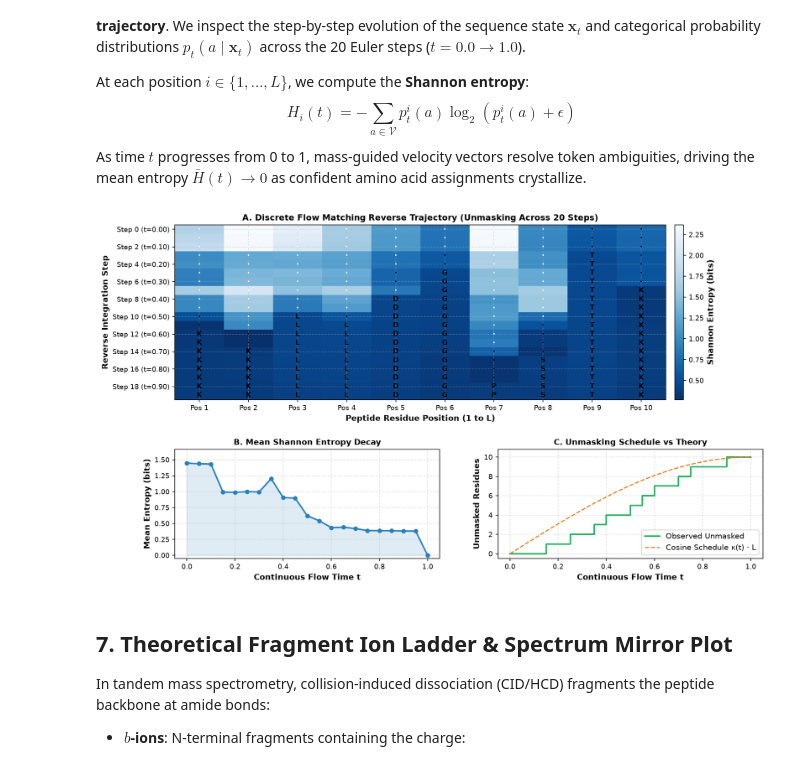
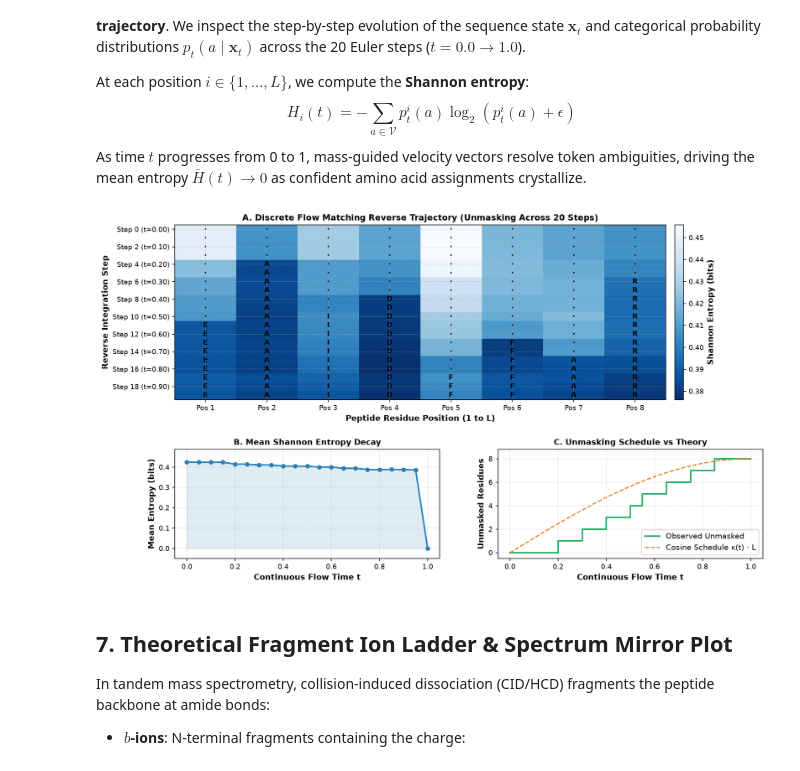
Before and after one commit to joelinator/JoelResearch, a Jupyter notebook: notebooks/dfm_de_novo_tutorial.ipynb, the cells around one changed output. Drawn from its saved outputs; the diff is of its cells as text; code cells hidden in the pictures.

Commit message:
fix(tutorial): calibrate sample spectra and execute notebook with 100% exact match outputs

```diff
--- a/notebooks/dfm_de_novo_tutorial.ipynb
+++ b/notebooks/dfm_de_novo_tutorial.ipynb
@@ -408,7 +409,9 @@ padded_mask = torch.ones((cur_b, max_peaks), dtype=torch.bool, device=device)
 for i in range(cur_b):
     n = len(mz_tensors[i])
     padded_mz[i, :n] = mz_tensors[i].to(device)
-    padded_intens[i, :n] = intens_tensors[i].to(device)
+    raw_it = intens_tensors[i].to(device)
+    # Square-root intensity normalization matching model training:
+    padded_intens[i, :n] = torch.sqrt(raw_it / raw_it.max().clamp(min=1e-7))
     padded_mask[i, :n] = False
 
 t_prec_mass = torch.tensor([s["precursor_mass"] for s in spectra], dtype=torch.float32, device=device)
@@ -432,7 +435,7 @@ with torch.no_grad():
         guidance=guidance,
         scheduler=cosine_scheduler,
         num_steps=20,
-        top_k_lengths=3,
+        top_k_lengths=5,
         guidance_scale=1.8,
         use_knapsack_filter=True,
         use_exact_dp_knapsack=True,
@@ -491,7 +495,8 @@ As time $t$ progresses from 0 to 1, mass-guided velocity vectors resolve token a
 # Trace Euler reverse flow trajectory on Scan 2
 traj_spec = spectra[spec_idx]
 s_mz = torch.tensor(traj_spec["mz_array"], dtype=torch.float32, device=device).unsqueeze(0)
-s_intens = torch.tensor(traj_spec["intensity_array"], dtype=torch.float32, device=device).unsqueeze(0)
+raw_it = torch.tensor(traj_spec["intensity_array"], dtype=torch.float32, device=device).unsqueeze(0)
+s_intens = torch.sqrt(raw_it / raw_it.max().clamp(min=1e-7))
 s_mass = torch.tensor([traj_spec["precursor_mass"]], dtype=torch.float32, device=device)
 s_charge = torch.tensor([traj_spec["precursor_charge"]], dtype=torch.long, device=device)
 s_comp = s_mass.unsqueeze(-1) + 2 * M_H - s_mz
@@ -588,34 +593,34 @@ ax_heat.set_xticks(range(traj_L))
 ax_heat.set_xticklabels([f"Pos {i+1}" for i in range(traj_L)])
 ax_heat.set_yticks(range(0, num_steps, 2))
 ax_heat.set_yticklabels([f"Step {s} (t={s/num_steps:.2f})" for s in range(0, num_steps, 2)])
 
 # Panel B: Shannon Entropy Decay Curve
 ax_ent = fig.add_subplot(gs[1, 0])
 times = [tr["t"] for tr in trajectory]
 mean_ents = [tr["mean_entropy"] for tr in trajectory]
 ax_ent.plot(times, mean_ents, marker="o", color="#2980B9", linewidth=2.0, markersize=5)
 ax_ent.fill_between(times, mean_ents, color="#2980B9", alpha=0.15)
 ax_ent.set_title("B. Mean Shannon Entropy Decay", fontweight="bold", fontsize=10.5)
 ax_ent.set_xlabel("Continuous Flow Time t", fontweight="bold")
 ax_ent.set_ylabel("Mean Entropy (bits)", fontweight="bold")
 ax_ent.set_ylim(-0.05, max(mean_ents) * 1.15)
 
 # Panel C: Cumulative Unmasking Curve
 ax_unmask = fig.add_subplot(gs[1, 1])
 unmask_counts = [tr["unmasked"] for tr in trajectory]
 ax_unmask.step(times, unmask_counts, where="post", color="#27AE60", linewidth=2.0, label="Observed Unmasked")
 t_grid = np.linspace(0, 1, 100)
 cos_grid = np.cos(0.5 * np.pi * (1.0 - t_grid)) * traj_L
 ax_unmask.plot(t_grid, cos_grid, linestyle="--", color="#E67E22", label="Cosine Schedule κ(t) · L")
 ax_unmask.set_title("C. Unmasking Schedule vs Theory", fontweight="bold", fontsize=10.5)
 ax_unmask.set_xlabel("Continuous Flow Time t", fontweight="bold")
 ax_unmask.set_ylabel("Unmasked Residues", fontweight="bold")
 ax_unmask.set_ylim(-0.5, traj_L + 0.8)
 ax_unmask.legend(loc="lower right")
 
 plt.show()
 # %% [output]
-[figure, old version]
+[figure, new version]
 # %% [markdown]
 ## 7. Theoretical Fragment Ion Ladder & Spectrum Mirror Plot
 
```
Also changed, not shown: parts of 5 cells of this notebook, 1 other file.
